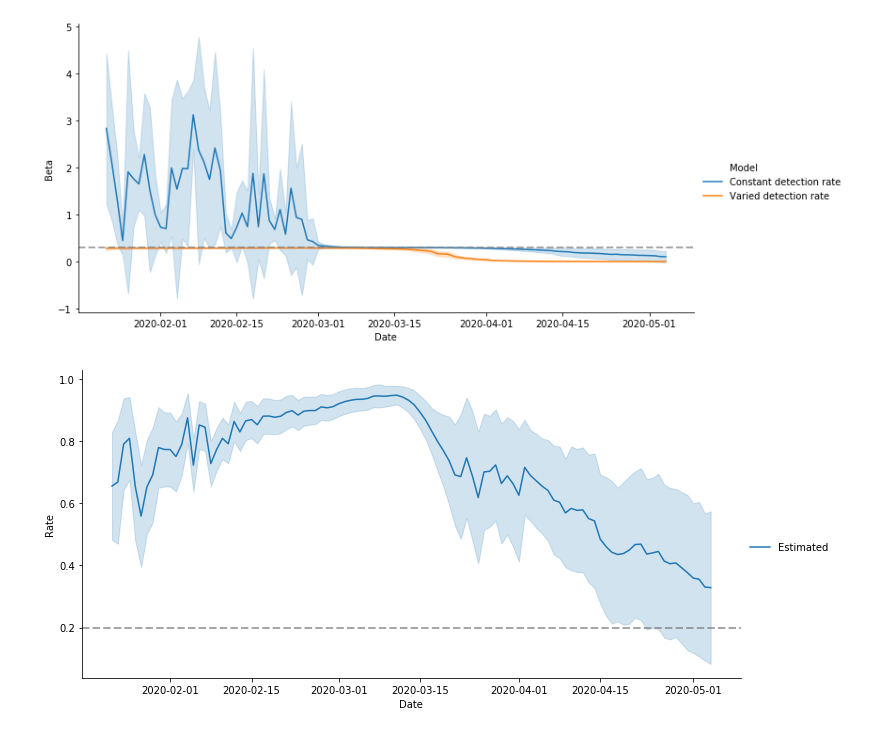
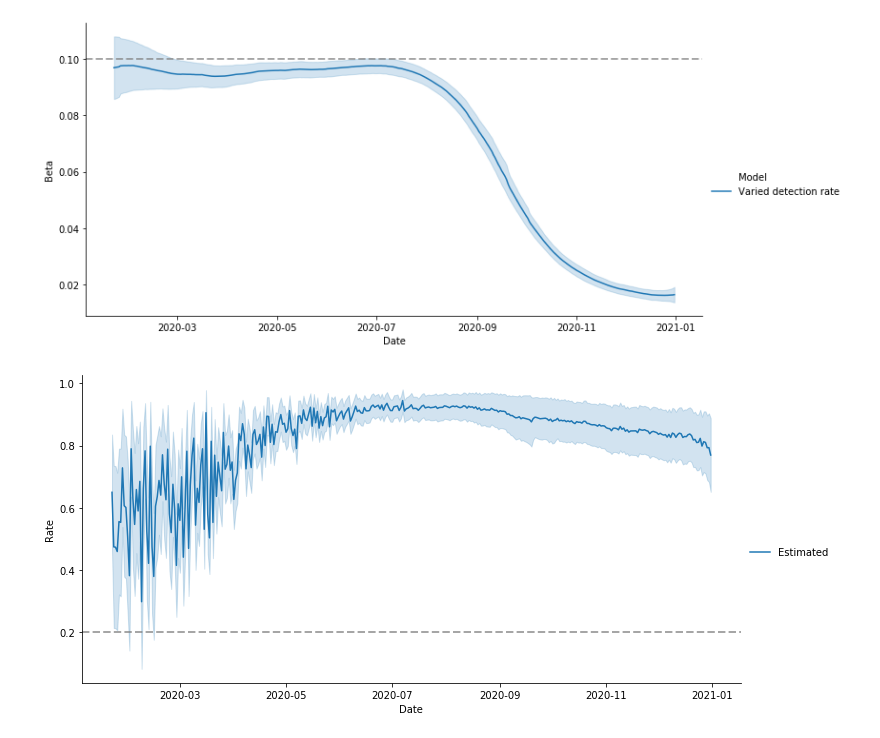
Before and after one commit to yoriyuki/BayesianCOVID19, a Jupyter notebook: notebook/Experiments.ipynb, the cells around one changed output. Saved outputs shown, nothing was run; the diff lists cells and outputs as text; code cells hidden in the pictures.

```diff
--- a/notebook/Experiments.ipynb
+++ b/notebook/Experiments.ipynb
@@ -352,5 +323,5 @@ draw({'Estimated':q, 'Ground truth':q_true}, name='trend_q', value_name='Rate',
 # %%
-#### Satulate ####
+#### Saturate ####
 from scipy.stats import poisson
 def simulate(b, q, init_inf, a, d, P, index):
     C = init_inf
@@ -373,7 +344,10 @@ def simulate(b, q, init_inf, a, d, P, index):
         R_obs.append(R_obs[-1]+a*(C_obs[-1]-R_obs[-1]-D_obs[-1]))
     return {'C0':np.array(C_obs), 'D0':np.array(D_obs), 'T':len(C_obs), 'T0':0, 'P':P, 'b_beta_0':0.1, 'q0':q}
 
-data = simulate(0.30, 0.2, 100, 0.04, 0.001, 12000_0000, index)
+index=pd.date_range(start=epoch, end=pd.to_datetime('2020-12-31'))
+data = simulate(0.10, 0.2, 100, 0.04, 0.001, 12000_0000,index)
+C0 = pd.DataFrame(data['C0'][:-1], index)
+draw({'Cumulative':C0})
 
 infered_const_q = fit_and_infer(sm=sm_const_q, data=data)
 infered_every = fit_and_infer(sm=sm_every, data=data)
@@ -434,13 +402,13 @@ convergence, Rhat=1).
 # %%
 beta_const_q = extract_var('b', infered_const_q)
 beta = extract_var('b', infered_every)
 q = extract_var('q', infered_every)
-draw({'Constant detection rate':beta_const_q, 'Varied detection rate':beta}, name='const_beta', line=0.30,
+draw({'Varied detection rate':beta}, name='saturate_beta', line=0.10,
      label_name='Model', value_name='Beta')
-draw({'Estimated':q}, line=0.2, name='const_q', value_name='Rate', label_name='')
+draw({'Estimated':q}, line=0.2, name='saturate_q', value_name='Rate', label_name='')
 # %% [output]
-[figure, old version]
+[figure, new version]
-[figure, old version]
+[figure, new version]
 # %%
 ## Analysis ##
 iteration = 10000
```
Also changed, not shown: parts of 24 cells of this notebook, 3 other files.
